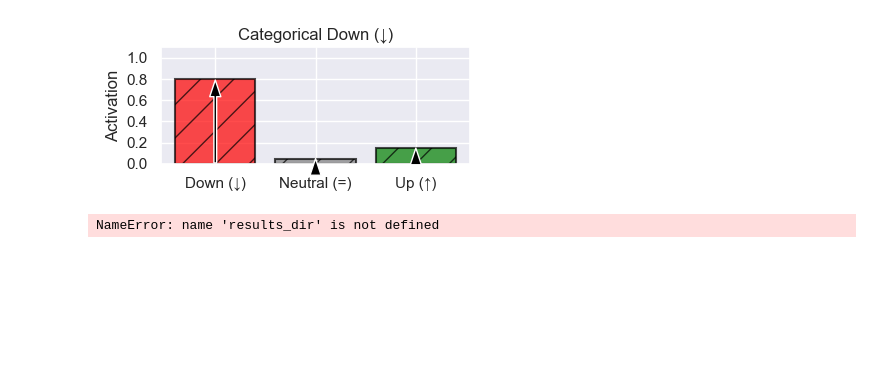
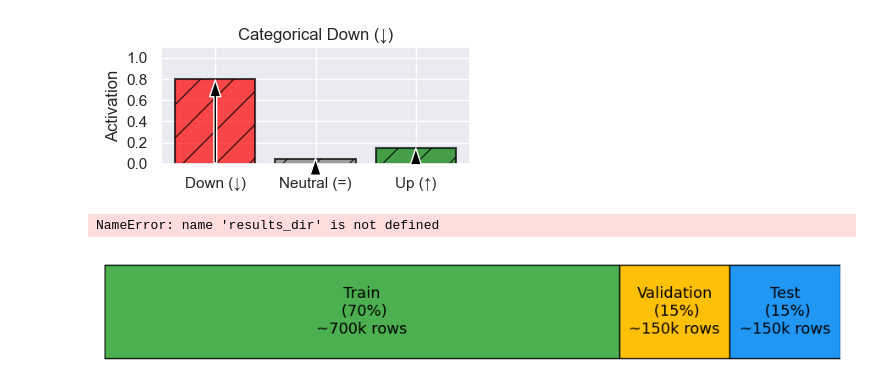
Before and after one commit to benhunt19/deep-lob-project, a Jupyter notebook: src/notebooks/genericNotebook.ipynb, the cells around one changed output. Drawn from its saved outputs; the diff is of its cells as text; code cells hidden in the pictures; blank space fills up the shorter version.

```diff
--- a/src/notebooks/genericNotebook.ipynb
+++ b/src/notebooks/genericNotebook.ipynb
@@ -979,3 +979,30 @@ for filename in os.listdir(today_folder):
         # shutil.move(file_path, os.path.join(target_dir, filename))
 # %% [output]
 NameError: name 'results_dir' is not defined
+# %%
+import matplotlib.pyplot as plt
+
+# Define split percentages and labels
+splits = [70, 15, 15]
+labels = ['Train\n (70%)\n~700k rows', 'Validation\n (15%)\n~150k rows', 'Test\n (15%)\n~150k rows']
+colors = ['#4CAF50', '#FFC107', '#2196F3']
+
+fig, ax = plt.subplots(figsize=(9, 1.5))
+bars = ax.barh([0], splits, left=[0, splits[0], splits[0]+splits[1]], color=colors, edgecolor='black', height=0.6)
+
+# Add text labels inside each bar
+for i, (split, label) in enumerate(zip(splits, labels)):
+    xpos = sum(splits[:i]) + split/2
+    ax.text(xpos, 0, label, ha='center', va='center', fontsize=13, color='black', fontweight=None)
+
+ax.set_xlim(0, 100)
+ax.set_yticks([])
+ax.set_xticks([0, 70, 85, 100])
+ax.set_xticklabels(['0%', '70%', '85%', '100%'])
+
+# ax.set_title('Train / Validation / Test Split', fontsize=14)
+ax.axis('off')
+plt.tight_layout()
+plt.show()
+# %% [output]
+[figure, added]
```
Also changed, not shown: parts of 1 cell of this notebook, 12 other files.
